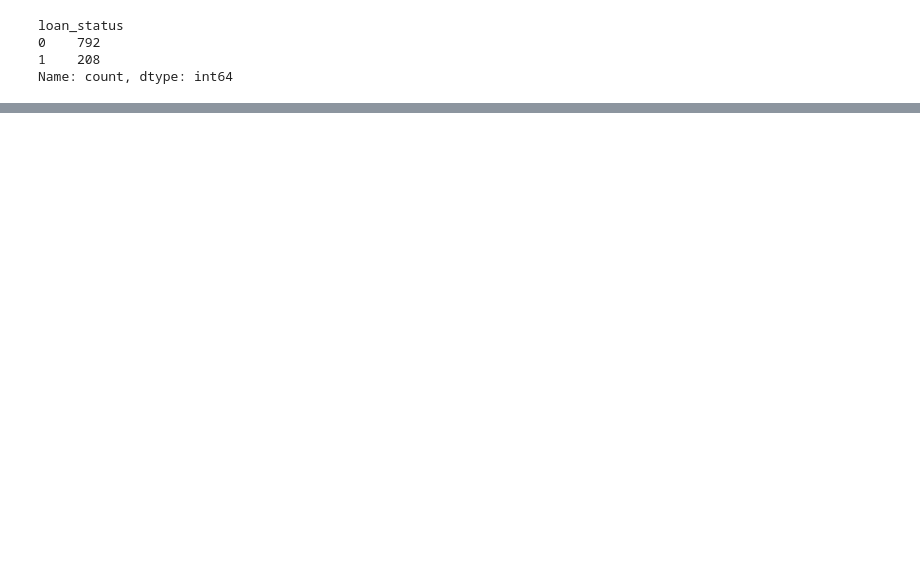
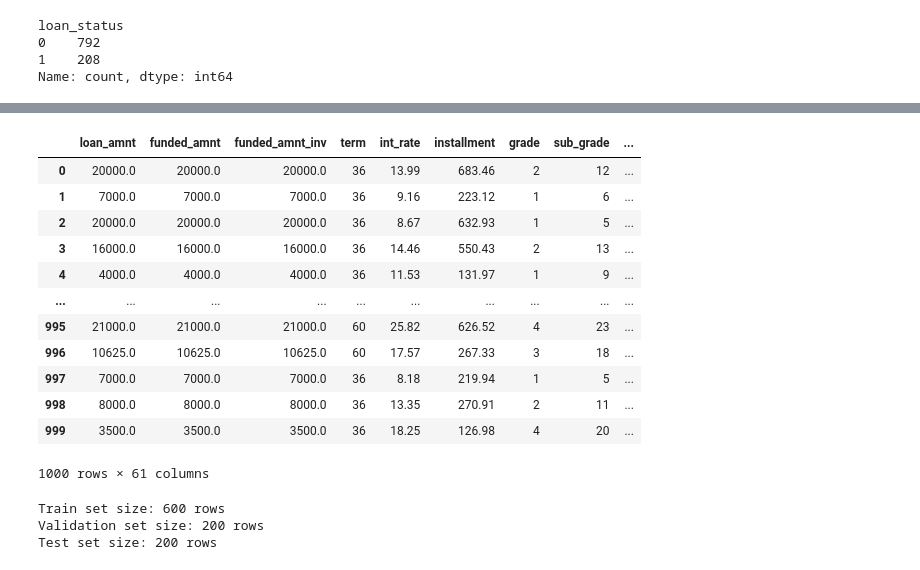
Before and after one commit to SNU-fintech-team-4/LendSure, a Jupyter notebook: Domain-team/main.ipynb, the cells around one changed output, grey strips where cells are left out. Saved outputs shown, nothing was run; the diff lists cells and outputs as text; code cells hidden in the pictures; blank space fills up the shorter version.

```diff
--- a/Domain-team/main.ipynb
+++ b/Domain-team/main.ipynb
@@ -510,0 +321,44 @@ You can set `force_col_wise=true` to remove the overhead.
+# %%
+# Data cleansing v5
+# 채무불이행 이후에 발생하는 데이터를 가진 칼럼 삭제
+df = pd.read_csv("./data_preprocessed_v4.csv")
+df = df.drop(columns=["recoveries", "collection_recovery_fee", "collections_12_mths_ex_med", "tot_coll_amt", ])
+df
+# %% [output]
+|  | loan_amnt | funded_amnt | funded_amnt_inv | term | int_rate | installment | grade | sub_grade | ... |
+| 0 | 20000.0 | 20000.0 | 20000.0 | 36 | 13.99 | 683.46 | 2 | 12 | ... |
+| 1 | 7000.0 | 7000.0 | 7000.0 | 36 | 9.16 | 223.12 | 1 | 6 | ... |
+| 2 | 20000.0 | 20000.0 | 20000.0 | 36 | 8.67 | 632.93 | 1 | 5 | ... |
+| 3 | 16000.0 | 16000.0 | 16000.0 | 36 | 14.46 | 550.43 | 2 | 13 | ... |
+| 4 | 4000.0 | 4000.0 | 4000.0 | 36 | 11.53 | 131.97 | 1 | 9 | ... |
+| ... | ... | ... | ... | ... | ... | ... | ... | ... | ... |
+| 995 | 21000.0 | 21000.0 | 21000.0 | 60 | 25.82 | 626.52 | 4 | 23 | ... |
+| 996 | 10625.0 | 10625.0 | 10625.0 | 60 | 17.57 | 267.33 | 3 | 18 | ... |
+| 997 | 7000.0 | 7000.0 | 7000.0 | 36 | 8.18 | 219.94 | 1 | 5 | ... |
+| 998 | 8000.0 | 8000.0 | 8000.0 | 36 | 13.35 | 270.91 | 2 | 11 | ... |
+| 999 | 3500.0 | 3500.0 | 3500.0 | 36 | 18.25 | 126.98 | 4 | 20 | ... |
+1000 rows × 61 columns
+# %%
+# 데이터 준비
+X = df.drop('loan_status', axis=1)
+y = df['loan_status']
+
+# bool타입 정수형으로
+# XGBoost가 bool type를 처리할 때 문제를 발생시키는 경우가 있음
+bool_columns = X.select_dtypes(include=['bool']).columns.tolist()
+X[bool_columns] = X[bool_columns].astype(int)
+
+# 1️⃣ 먼저 Train(80%) / Test(20%) 로 나누기
+X_train, X_test, y_train, y_test = train_test_split(X, y, test_size=0.2, random_state=42, stratify=y)
+
+# 2️⃣ Train 데이터에서 Validation(20%) 분리 (즉, Train 80% → Train 75%, Valid 25%)
+X_train, X_valid, y_train, y_valid = train_test_split(X_train, y_train, test_size=0.2/0.8, random_state=42, stratify=y_train)
+
+# 출력해서 확인
+print(f"Train set size: {X_train.shape[0]} rows")
+print(f"Validation set size: {X_valid.shape[0]} rows")
+print(f"Test set size: {X_test.shape[0]} rows")
+# %% [output]
+Train set size: 600 rows
+Validation set size: 200 rows
+Test set size: 200 rows
```
Also changed, not shown: parts of 10 cells of this notebook, 4 other files.
